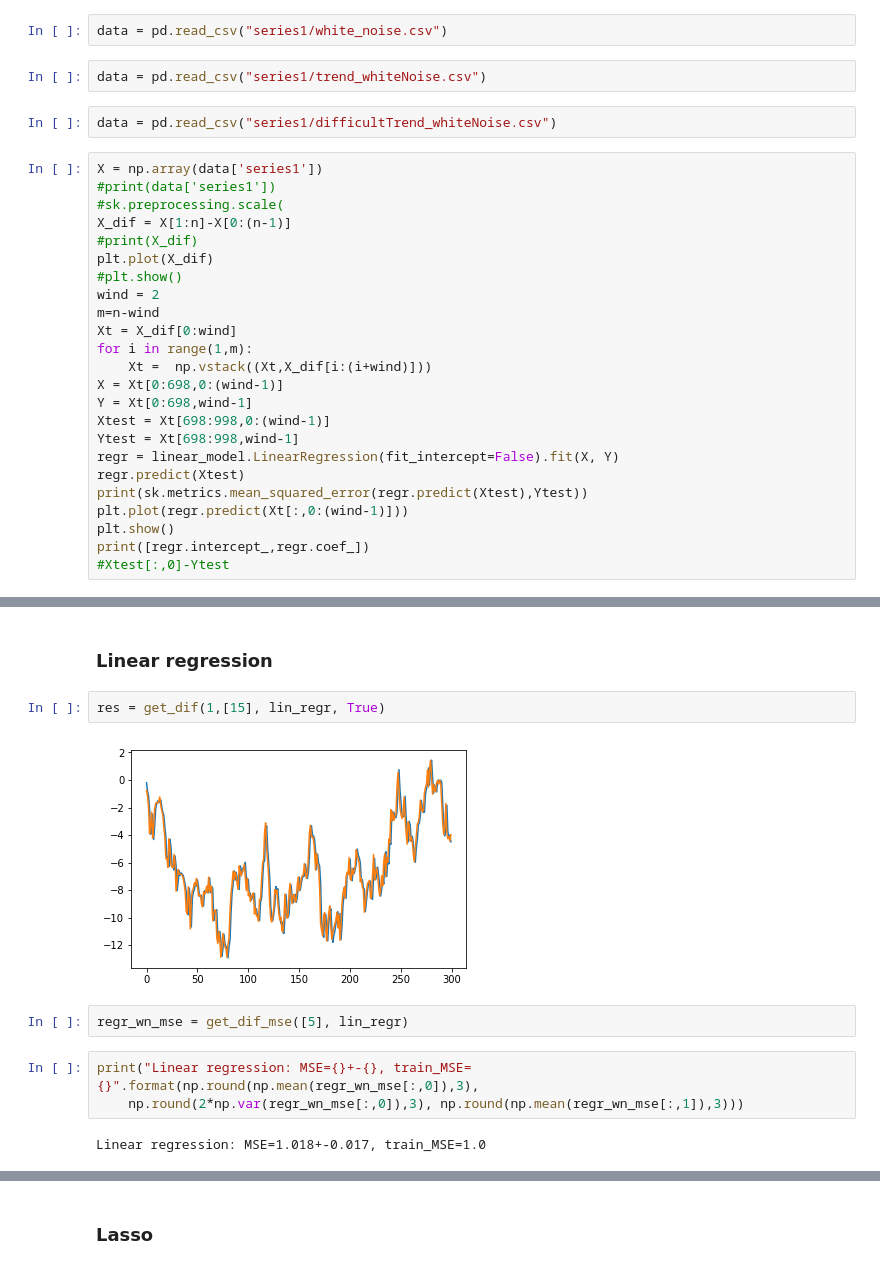
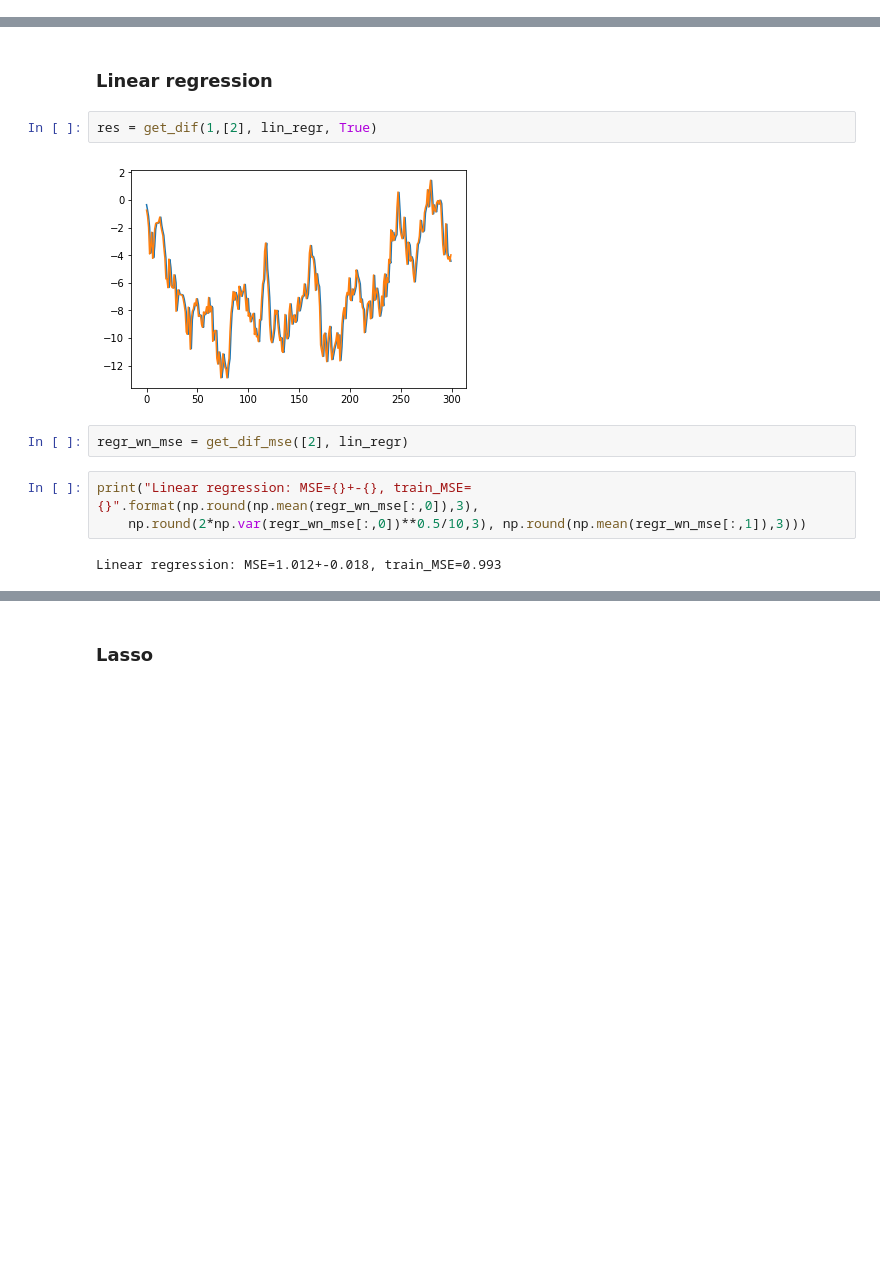
Before and after one commit to askcl/Time-Series, a Jupyter notebook: salnikov.ipynb, the cells around one changed output, grey strips where cells are left out. Drawn from its saved outputs; the diff is of its cells as text; blank space fills up the shorter version.

```diff
--- a/salnikov.ipynb
+++ b/salnikov.ipynb
@@ -115,30 +110,0 @@ data = pd.read_csv("series1/difficult_trend.csv")
-# %%
-data = pd.read_csv("series1/white_noise.csv")
-# %%
-data = pd.read_csv("series1/trend_whiteNoise.csv")
-# %%
-data = pd.read_csv("series1/difficultTrend_whiteNoise.csv")
-# %%
-X = np.array(data['series1'])
-#print(data['series1'])
-#sk.preprocessing.scale(
-X_dif = X[1:n]-X[0:(n-1)]
-#print(X_dif)
-plt.plot(X_dif)
-#plt.show()
-wind = 2
-m=n-wind
-Xt = X_dif[0:wind]
-for i in range(1,m):
-    Xt =  np.vstack((Xt,X_dif[i:(i+wind)]))
-X = Xt[0:698,0:(wind-1)]
-Y = Xt[0:698,wind-1]
-Xtest = Xt[698:998,0:(wind-1)]
-Ytest = Xt[698:998,wind-1]
-regr = linear_model.LinearRegression(fit_intercept=False).fit(X, Y)
-regr.predict(Xtest)
-print(sk.metrics.mean_squared_error(regr.predict(Xtest),Ytest))
-plt.plot(regr.predict(Xt[:,0:(wind-1)]))
-plt.show()
-print([regr.intercept_,regr.coef_])
-#Xtest[:,0]-Ytest
@@ -298,14 +255,14 @@ np.mean(wn_min_err)
 # %% [markdown]
 ### Linear regression
 # %%
-res = get_dif(1,[15], lin_regr, True)
+res = get_dif(1,[2], lin_regr, True)
 # %% [output]
-[figure, old version]
+[figure, new version]
 # %%
-regr_wn_mse = get_dif_mse([5], lin_regr)
+regr_wn_mse = get_dif_mse([2], lin_regr)
 # %%
 print("Linear regression: MSE={}+-{}, train_MSE={}".format(np.round(np.mean(regr_wn_mse[:,0]),3),
-    np.round(2*np.var(regr_wn_mse[:,0]),3), np.round(np.mean(regr_wn_mse[:,1]),3)))
+    np.round(2*np.var(regr_wn_mse[:,0])**0.5/10,3), np.round(np.mean(regr_wn_mse[:,1]),3)))
 # %% [output]
-Linear regression: MSE=1.018+-0.017, train_MSE=1.0
+Linear regression: MSE=1.012+-0.018, train_MSE=0.993
 # %%
```
Also changed, not shown: parts of 26 cells of this notebook, 2 other files.
